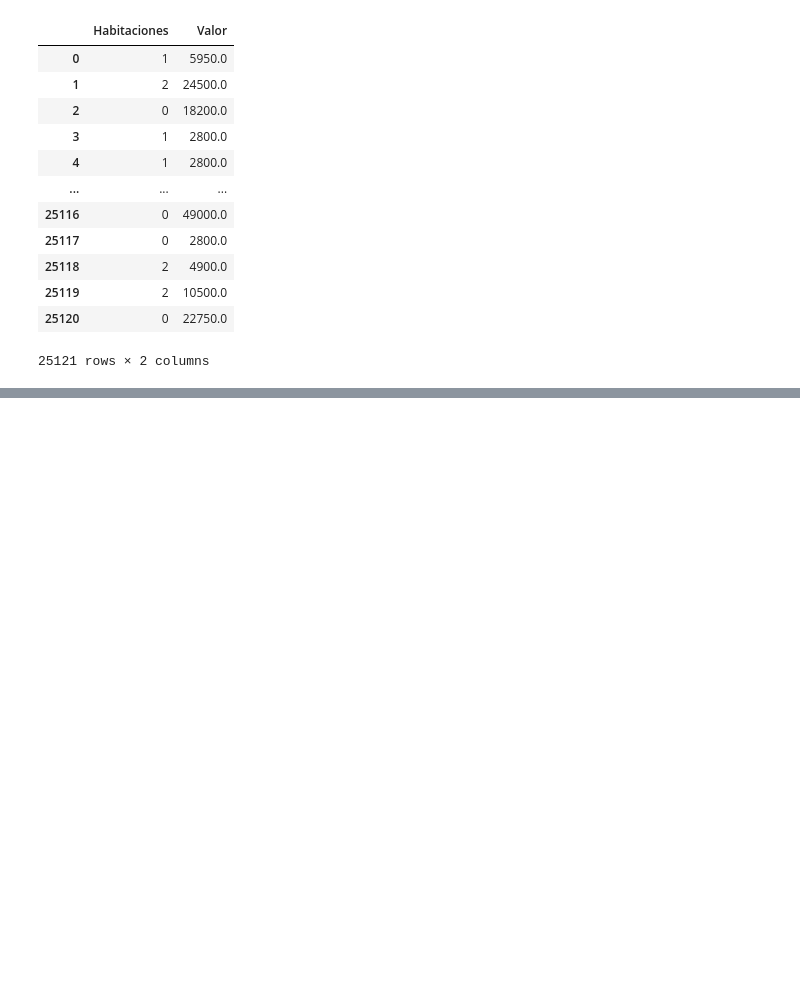
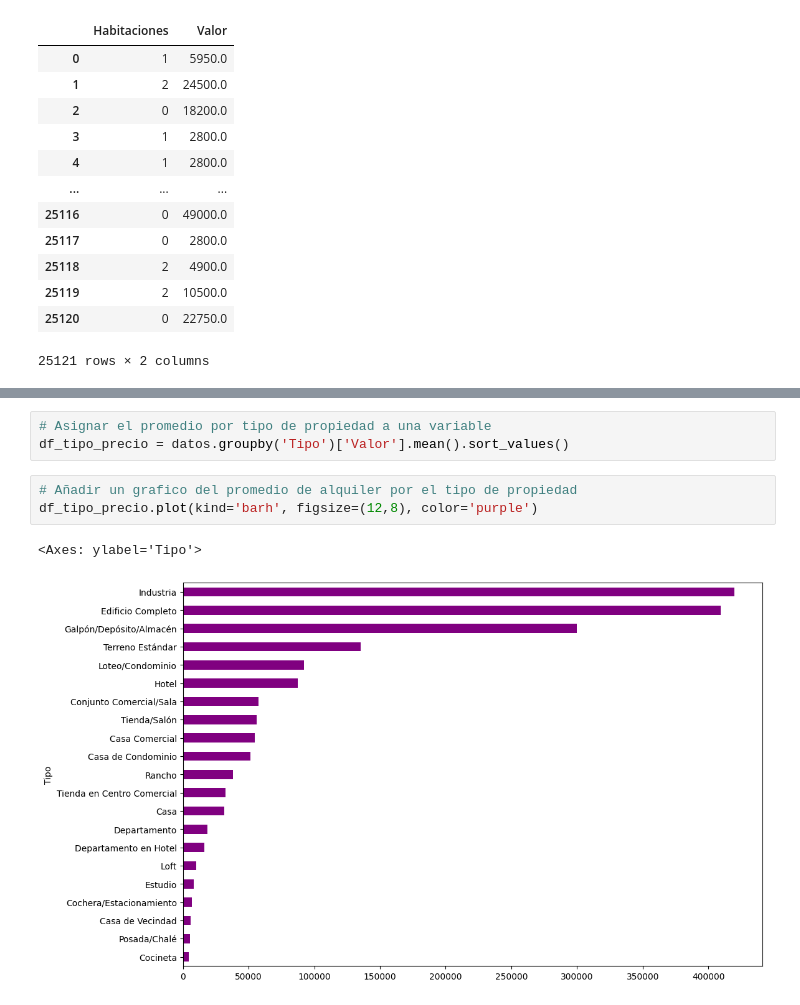
Before and after one commit to OctavioPinoRosas/CursoAlura_DataScience, a Jupyter notebook: Pandas/inmuebles_cdmx.ipynb, the cells around one changed output, grey strips where cells are left out. Saved outputs shown, nothing was run; the diff lists cells and outputs as text; blank space fills up the shorter version.

Commit message:
Add section: Average rental values by property type

```diff
--- a/Pandas/inmuebles_cdmx.ipynb
+++ b/Pandas/inmuebles_cdmx.ipynb
@@ -192,0 +275,9 @@ datos[['Habitaciones', 'Valor']]
+# %%
+# Asignar el promedio por tipo de propiedad a una variable
+df_tipo_precio = datos.groupby('Tipo')['Valor'].mean().sort_values()
+# %%
+# Añadir un grafico del promedio de alquiler por el tipo de propiedad
+df_tipo_precio.plot(kind='barh', figsize=(12,8), color='purple')
+# %% [output]
+<Axes: ylabel='Tipo'>
+[figure, added]
```
Also changed, not shown: parts of 9 cells of this notebook.
